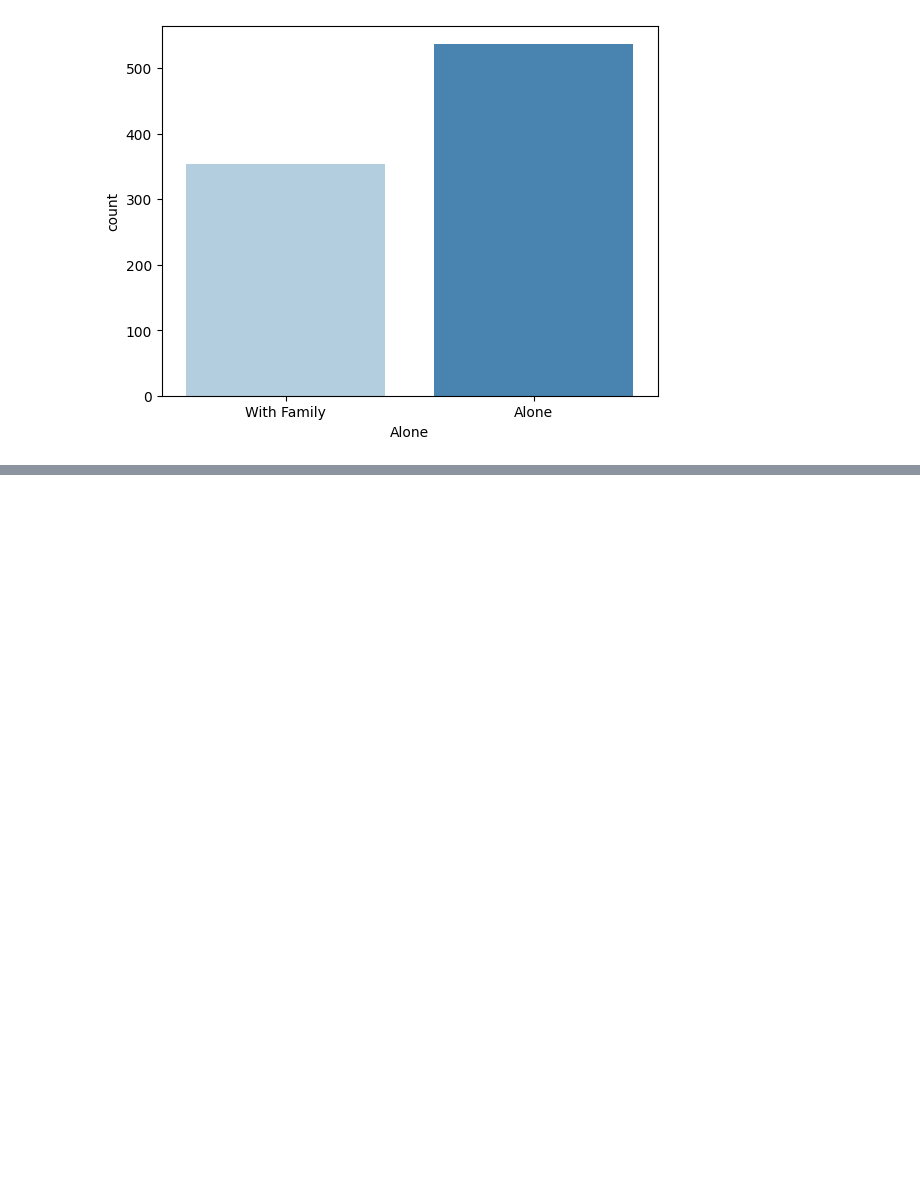
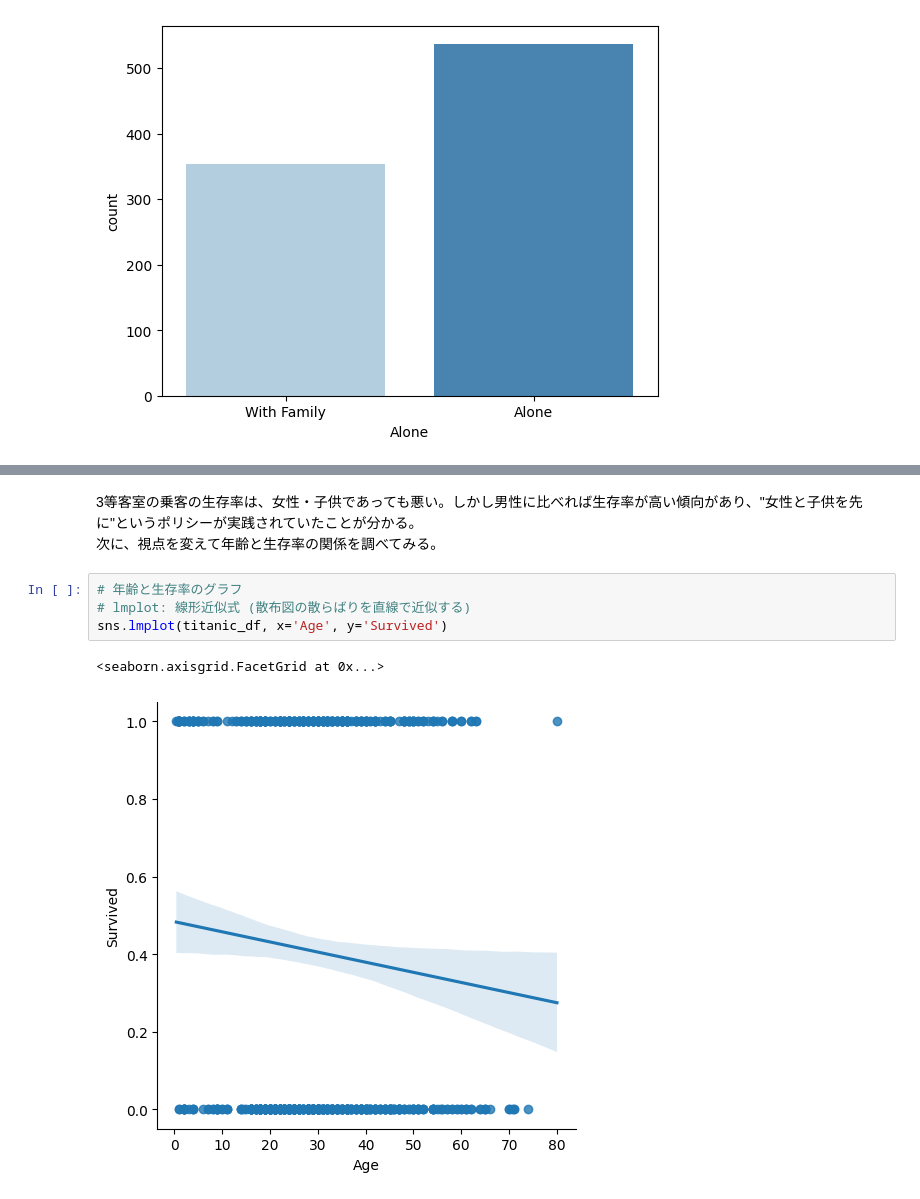
Before and after one commit to usma11dia0/training_of_kaggle, a Jupyter notebook: google_colab/titanic/titanic_udemy.ipynb, the cells around one changed output, grey strips where cells are left out. Cells and saved outputs as stored; diff of their text form; blank space fills up the shorter version.

```diff
--- a/google_colab/titanic/titanic_udemy.ipynb
+++ b/google_colab/titanic/titanic_udemy.ipynb
@@ -302,0 +341,10 @@ sns.countplot(titanic_df, x='Alone', palette='Blues')
+# %% [markdown]
+3等客室の乗客の生存率は、女性・子供であっても悪い。しかし男性に比べれば生存率が高い傾向があり、"女性と子供を先に"というポリシーが実践されていたことが分かる。
+次に、視点を変えて年齢と生存率の関係を調べてみる。
+# %%
+# 年齢と生存率のグラフ
+# lmplot: 線形近似式 (散布図の散らばりを直線で近似する)
+sns.lmplot(titanic_df, x='Age', y='Survived')
+# %% [output]
+<seaborn.axisgrid.FacetGrid at 0x...>
+[figure, added]
```
Also changed, not shown: parts of 13 cells of this notebook.
